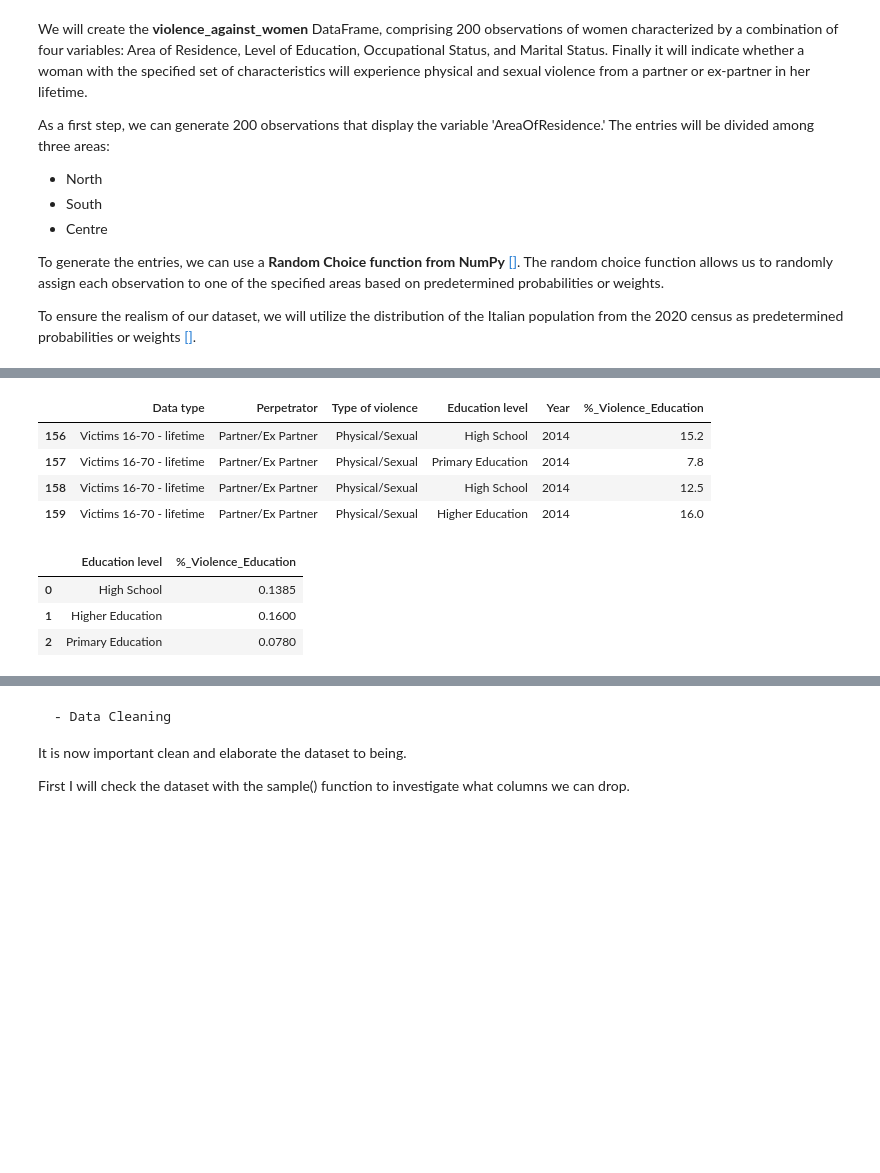
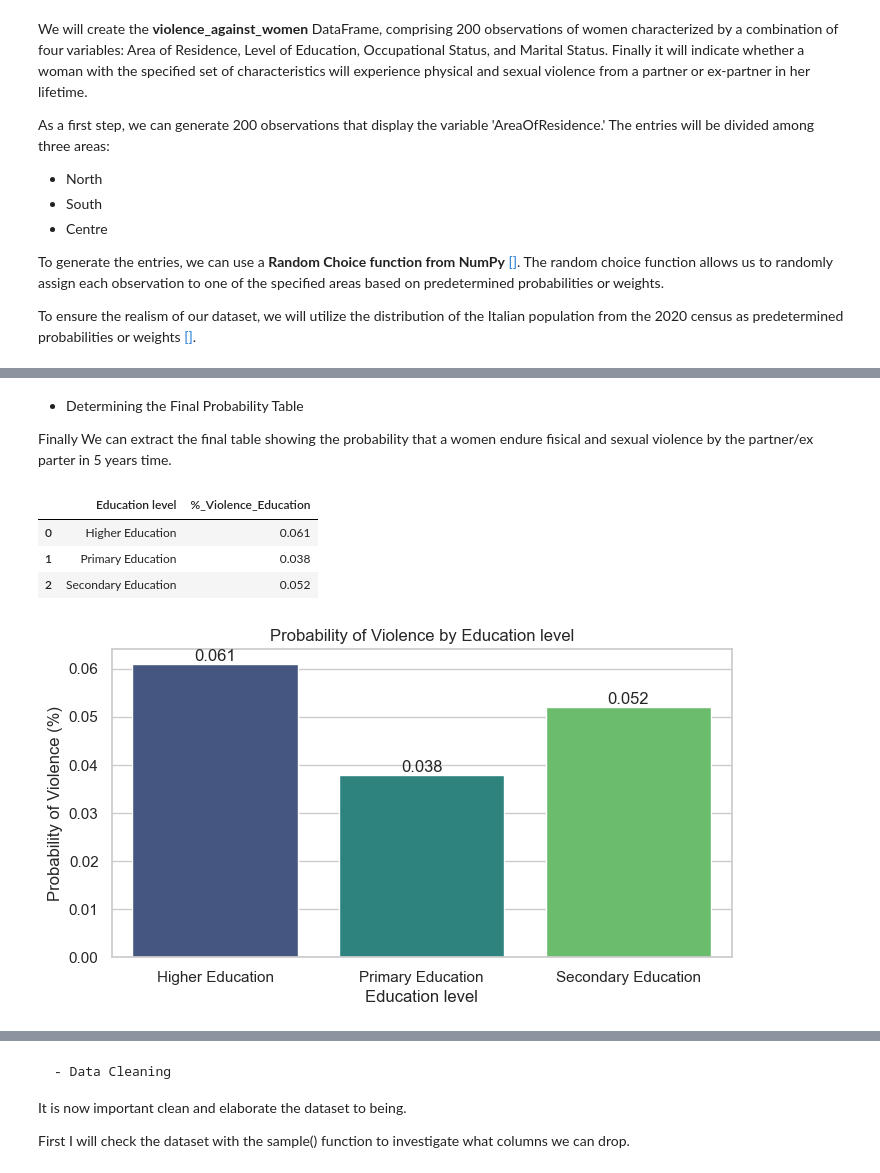
Before and after one commit to Cecilia8989/PfDA_Assignement, a Jupyter notebook: PfDA_Project_1.ipynb, the cells around one changed output, grey strips where cells are left out. Drawn from its saved outputs; the diff is of its cells as text; code cells hidden in the pictures; blank space fills up the shorter version.

```diff
--- a/PfDA_Project_1.ipynb
+++ b/PfDA_Project_1.ipynb
@@ -331,8 +429,0 @@ violence_per_educational_level
-# %%
-columns_to_be_removed = ['ITTER107', 'Territory', 'TIPO_DATO_VIOLENZA', 'TIPOAUT', 'TIPOVIOLENZA', 'TITOLO_STUDIO', 'Select time', 'Flag Codes', 'Flags']
-
-# Remove the specified columns from the 'Instruction_level_italy' DataFrame
-violence_per_educational_level = violence_per_educational_level.drop(columns=columns_to_be_removed)
-
-#Rename columns TIME and Value for more clarity
-violence_per_educational_level = violence_per_educational_level.rename(columns={'TIME':'Year','Value':'%_Violence_Education', 'Educational level':'Education level' })
@@ -371,18 +458,10 @@ See the caveats in the documentation: https://pandas.pydata.org/pandas-docs/stab
 # %%
- #https://pandas.pydata.org/docs/reference/api/pandas.DataFrame.all.html
-# https://stackoverflow.com/questions/39768547/replace-whole-string-if-it-contains-substring-in-pandas
-# substitute the value that contain the word "scuola" in the education level column with 'Primary education'A
+# Assign 'Primary Education' to values containing 'Primary school' or 'diploma of lower' in the 'Education level' column
 violence_per_educational_level.loc[violence_per_educational_level['Education level'].str.contains('Primary school'), 'Education level'] = 'Primary Education'
+violence_per_educational_level.loc[violence_per_educational_level['Education level'].str.contains('diploma of lower'), 'Education level'] = 'Primary Education'
 
-# substitute the value that contain the word "laurea" in the education level column with 'higher education'
+# Substitute values containing the word "laurea" in the 'Education level' column with 'Higher Education'
 violence_per_educational_level.loc[violence_per_educational_level['Education level'].str.contains('university'), 'Education level'] = 'Higher Education'
 
-# substitute the value that contain the word "diploma" in the education level column with 'high school'
-violence_per_educational_level.loc[violence_per_educational_level['Education level'].str.contains('diploma'), 'Education level'] = 'High School'
-violence_per_educational_level
+# Substitute values containing the word "diploma" in the 'Education level' column with 'Secondary Education'
+violence_per_educational_level.loc[violence_per_educational_level['Education level'].str.contains('diploma of upper'), 'Education level'] = 'Secondary Education'
-# %% [output]
-|  | Data type | Perpetrator | Type of violence | Education level | Year | %_Violence_Education |
-| 156 | Victims 16-70 - lifetime | Partner/Ex Partner | Physical/Sexual | High School | 2014 | 15.2 |
-| 157 | Victims 16-70 - lifetime | Partner/Ex Partner | Physical/Sexual | Primary Education | 2014 | 7.8 |
-| 158 | Victims 16-70 - lifetime | Partner/Ex Partner | Physical/Sexual | High School | 2014 | 12.5 |
-| 159 | Victims 16-70 - lifetime | Partner/Ex Partner | Physical/Sexual | Higher Education | 2014 | 16.0 |
@@ -391,8 +468,38 @@ violence_per_educational_level['%_Violence_Education'] = violence_per_educationa
-# %%
-violence_educational_level_probability = violence_per_educational_level.groupby('Education level')['%_Violence_Education'].mean().reset_index()
-violence_educational_level_probability
-# %% [output]
-|  | Education level | %_Violence_Education |
-| 0 | High School | 0.1385 |
-| 1 | Higher Education | 0.1600 |
-| 2 | Primary Education | 0.0780 |
+# %% [markdown]
+ - Determining the Final Probability Table
+
+Finally We can extract the final table showing the probability that a women endure fisical and sexual violence by the partner/ex parter in 5 years time.
+# %%
+# Group the DataFrame by 'Education level'
+violence_educational_level_probability = violence_per_educational_level.groupby('Education level')['%_Violence_Education'].mean().reset_index()
+
+# Display the resulting DataFrame showing the mean probability of violence for each education level
+violence_educational_level_probability
+# %% [output]
+|  | Education level | %_Violence_Education |
+| 0 | Higher Education | 0.061 |
+| 1 | Primary Education | 0.038 |
+| 2 | Secondary Education | 0.052 |
+# %%
+# Set the style to "whitegrid" for the seaborn plot
+sns.set(style="whitegrid")
+
+# Set the figure size for the plot
+plt.figure(figsize=(8, 4))
+
+# Creating a bar plot using seaborn
+ax = sns.barplot(x='Education level', y='%_Violence_Education', hue='Education level', data=violence_educational_level_probability, palette="viridis")
+
+# Adding a label at the top of each bar plot
+for container in ax.containers:
+    ax.bar_label(container, fmt='%.3f')
+
+# Adding labels and title to the plot
+plt.xlabel('Education level')  # X-axis label
+plt.ylabel('Probability of Violence (%)')  # Y-axis label
+plt.title('Probability of Violence by Education level')  # Title of the plot
+
+# Displaying the plot
+plt.show()
+# %% [output]
+[figure, added]
```
Also changed, not shown: parts of 79 cells of this notebook.
